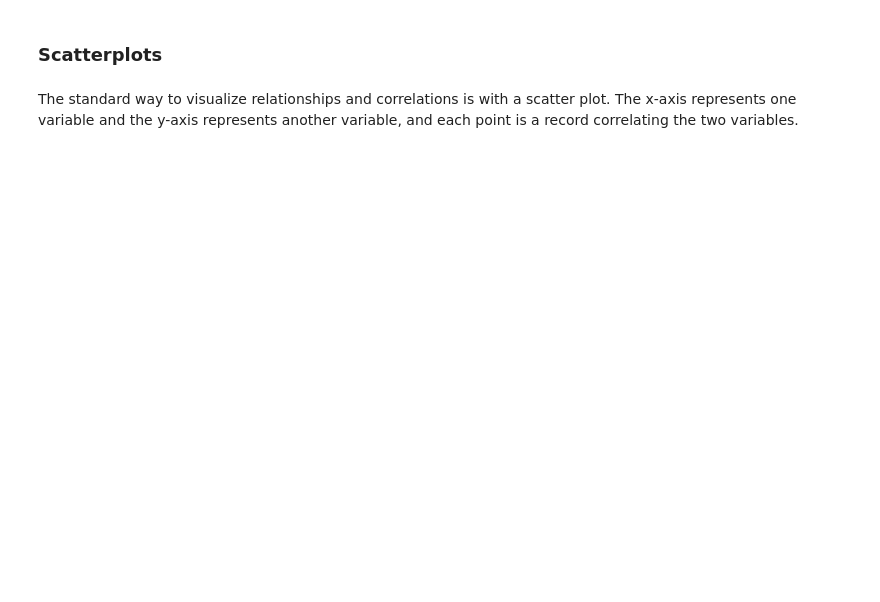
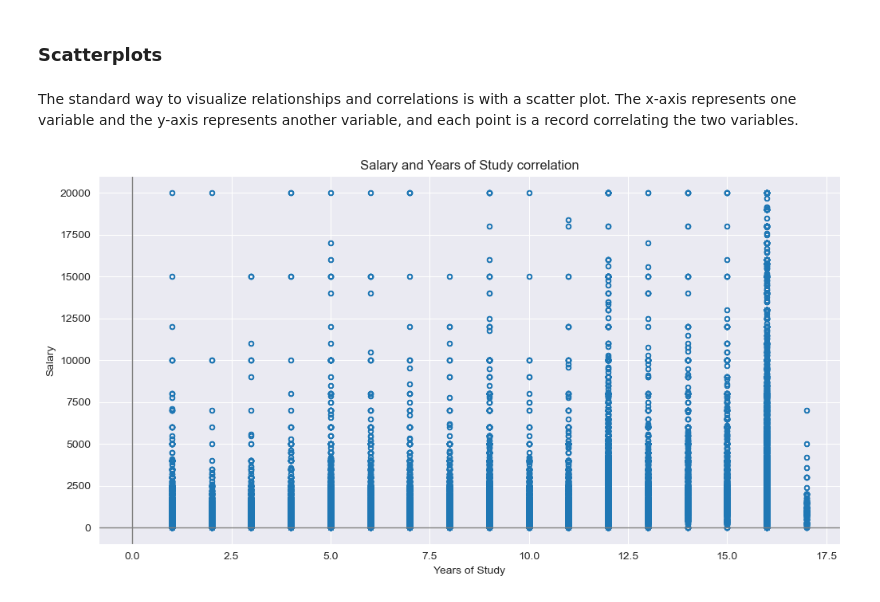
Before and after one commit to gdserafini/pratical-statistics, a Jupyter notebook: src/1-exploratory-data-analysis/exploratory_data_analysis.ipynb, the cells around one changed output. Saved outputs shown, nothing was run; the diff lists cells and outputs as text; code cells hidden in the pictures; blank space fills up the shorter version.

Commit message:
update -> scatter plot

```diff
--- a/src/1-exploratory-data-analysis/exploratory_data_analysis.ipynb
+++ b/src/1-exploratory-data-analysis/exploratory_data_analysis.ipynb
@@ -332,3 +332,19 @@ sns.heatmap(
 ### Scatterplots
 # %% [markdown]
 The standard way to visualize relationships and correlations is with a scatter plot. The x-axis represents one variable and the y-axis represents another variable, and each point is a record correlating the two variables.
+# %%
+ax = (data
+      .query("Salary <= 20000")
+      .plot
+      .scatter(
+        x='Years of Study', y='Salary', marker='$\u25EF$', figsize=(12,6)
+      )
+)
+ax.set_xlabel('Years of Study')
+ax.set_ylabel('Salary')
+ax.set_title('Salary and Years of Study correlation')
+ax.axhline(0, color='grey', lw=1)
+ax.axvline(0, color='grey', lw=1)
+plt.show()
+# %% [output]
+[figure, added]
```
Also changed, not shown: parts of 5 cells of this notebook.
